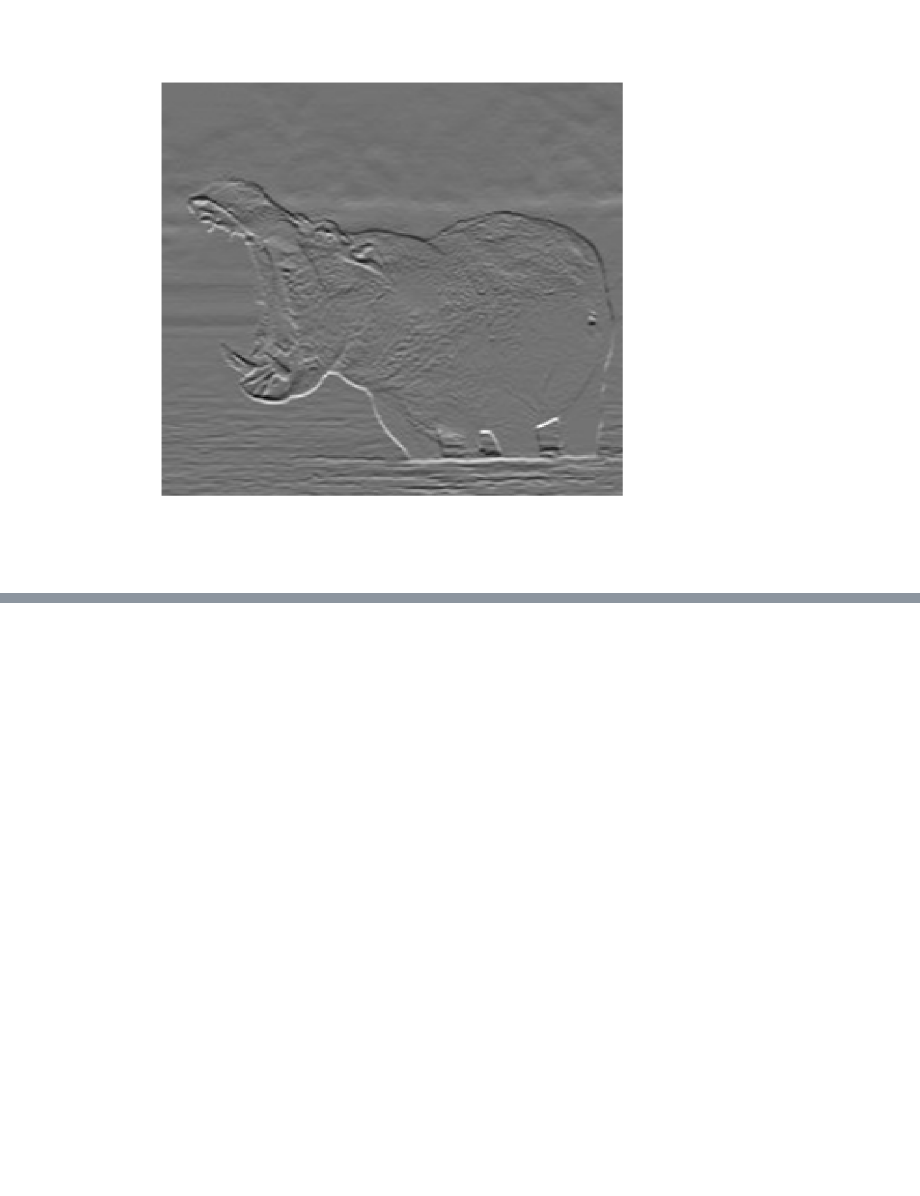
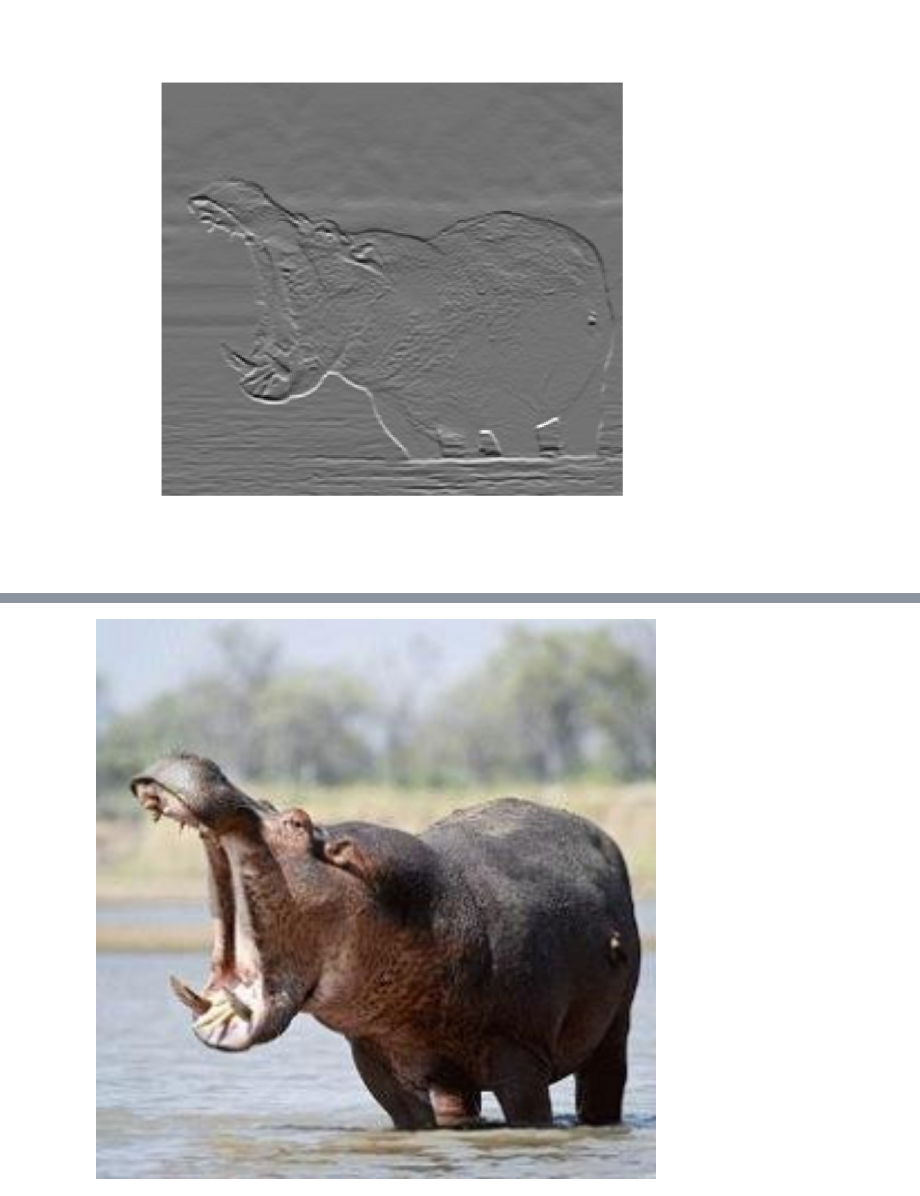
Before and after one commit to ilkarman/DemoNeuralNet, a Jupyter notebook: 04_Convolutions.ipynb, the cells around one changed output, grey strips where cells are left out. Cells and saved outputs as stored; diff of their text form; code cells hidden in the pictures; blank space fills up the shorter version.

```diff
--- a/04_Convolutions.ipynb
+++ b/04_Convolutions.ipynb
@@ -140,0 +178,5 @@ image(conv_img, axes = FALSE, col = grey(seq(0, 1, length = 256)))
+# %%
+# Original
+grid.raster(img)
+# %% [output]
+[figure, added]
```
Also changed, not shown: parts of 13 cells of this notebook.
